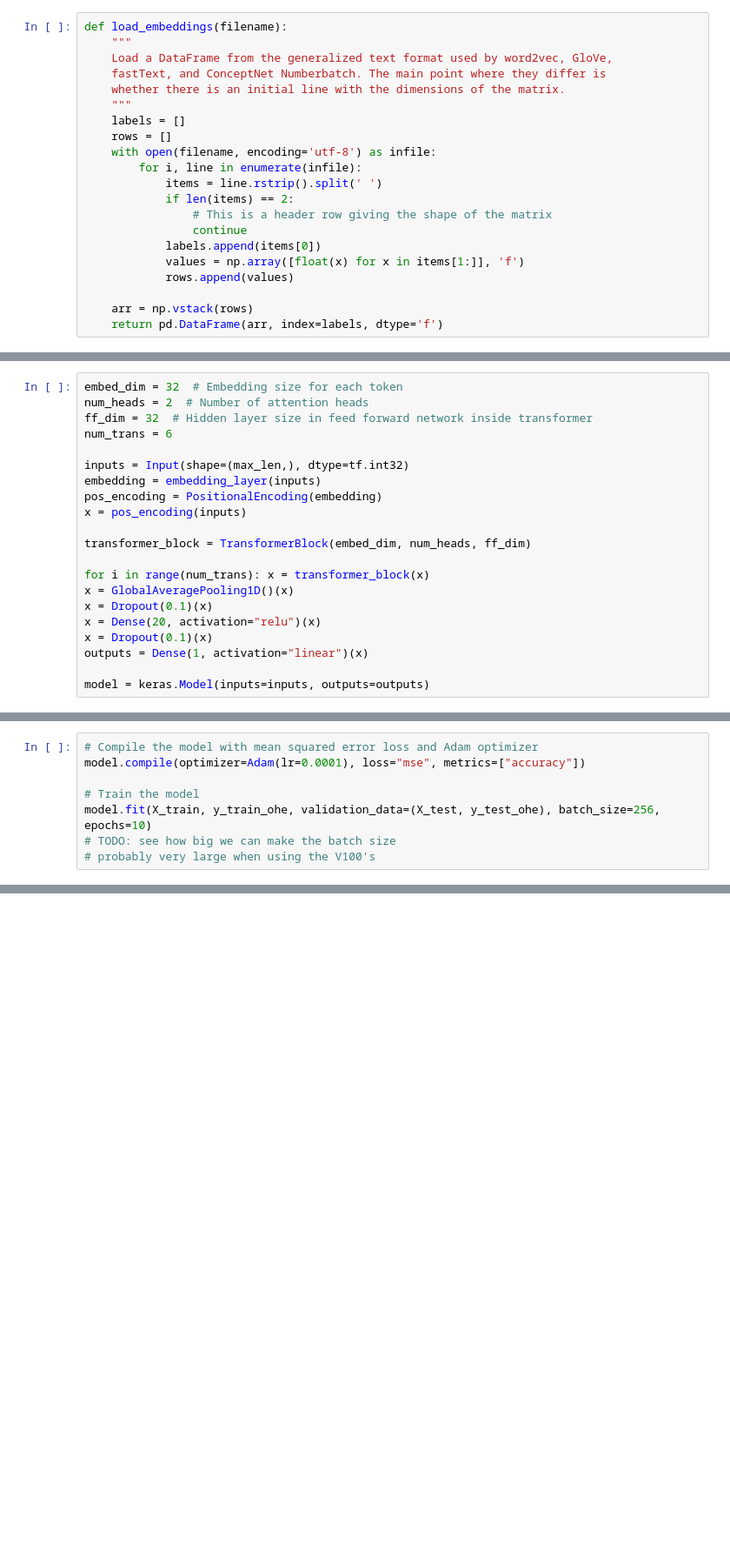
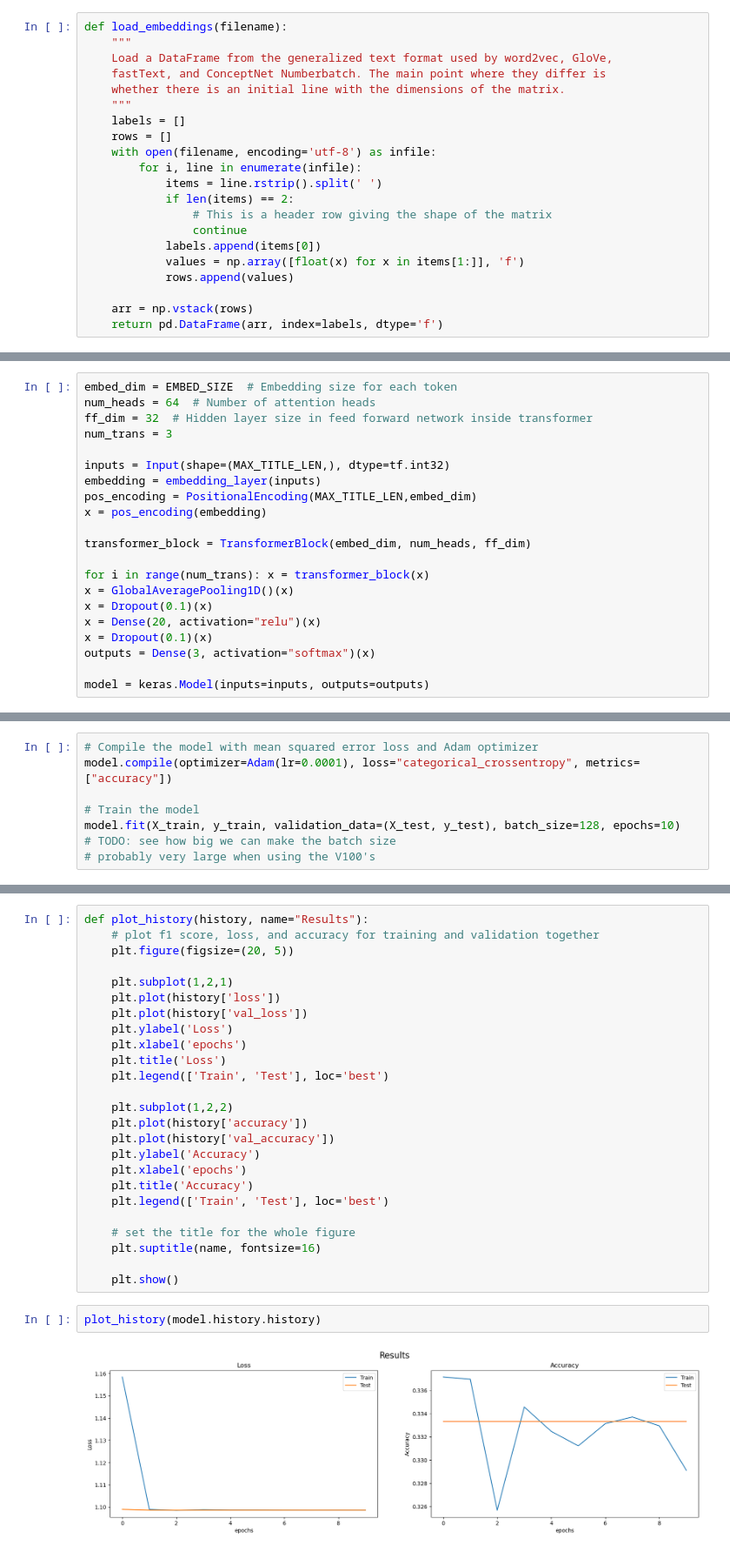
Before and after one commit to EliasLMann/pol-embed-bias, a Jupyter notebook: main.ipynb, the cells around one changed output, grey strips where cells are left out. Shown: that part at 87% size. Drawn from its saved outputs; the diff is of its cells as text; blank space fills up the shorter version.

```diff
--- a/main.ipynb
+++ b/main.ipynb
@@ -150,15 +193,15 @@ class TransformerBlock(layers.Layer):
         ffn_output = self.dropout2(ffn_output, training=training)
         return self.layernorm2(out1 + ffn_output)
 # %%
-embed_dim = 32  # Embedding size for each token
-num_heads = 2  # Number of attention heads
+embed_dim = EMBED_SIZE  # Embedding size for each token
+num_heads = 64  # Number of attention heads
 ff_dim = 32  # Hidden layer size in feed forward network inside transformer
-num_trans = 6
+num_trans = 3
 
-inputs = Input(shape=(max_len,), dtype=tf.int32)
+inputs = Input(shape=(MAX_TITLE_LEN,), dtype=tf.int32)
 embedding = embedding_layer(inputs)
-pos_encoding = PositionalEncoding(embedding)
-x = pos_encoding(inputs)
+pos_encoding = PositionalEncoding(MAX_TITLE_LEN,embed_dim)
+x = pos_encoding(embedding)
 
 transformer_block = TransformerBlock(embed_dim, num_heads, ff_dim)
 
@@ -167,6 +210,6 @@ x = GlobalAveragePooling1D()(x)
 x = Dropout(0.1)(x)
 x = Dense(20, activation="relu")(x)
 x = Dropout(0.1)(x)
-outputs = Dense(1, activation="linear")(x)
+outputs = Dense(3, activation="softmax")(x)
 
 model = keras.Model(inputs=inputs, outputs=outputs)
@@ -173,8 +236,8 @@ model = keras.Model(inputs=inputs, outputs=outputs)
 # %%
 # Compile the model with mean squared error loss and Adam optimizer
-model.compile(optimizer=Adam(lr=0.0001), loss="mse", metrics=["accuracy"])
+model.compile(optimizer=Adam(lr=0.0001), loss="categorical_crossentropy", metrics=["accuracy"])
 
 # Train the model
-model.fit(X_train, y_train_ohe, validation_data=(X_test, y_test_ohe), batch_size=256, epochs=10)
+model.fit(X_train, y_train, validation_data=(X_test, y_test), batch_size=128, epochs=10)
 # TODO: see how big we can make the batch size
 # probably very large when using the V100's
@@ -180,0 +266,29 @@ model.fit(X_train, y_train_ohe, validation_data=(X_test, y_test_ohe), batch_size
+# %%
+def plot_history(history, name="Results"):
+    # plot f1 score, loss, and accuracy for training and validation together
+    plt.figure(figsize=(20, 5))
+
+    plt.subplot(1,2,1)
+    plt.plot(history['loss'])
+    plt.plot(history['val_loss'])
+    plt.ylabel('Loss')
+    plt.xlabel('epochs')
+    plt.title('Loss')
+    plt.legend(['Train', 'Test'], loc='best')
+
+    plt.subplot(1,2,2)
+    plt.plot(history['accuracy'])
+    plt.plot(history['val_accuracy'])
+    plt.ylabel('Accuracy')
+    plt.xlabel('epochs')
+    plt.title('Accuracy')
+    plt.legend(['Train', 'Test'], loc='best')
+
+    # set the title for the whole figure
+    plt.suptitle(name, fontsize=16)
+
+    plt.show()
+# %%
+plot_history(model.history.history)
+# %% [output]
+[figure, added]
```
Also changed, not shown: parts of 12 cells of this notebook, 1 other file.
